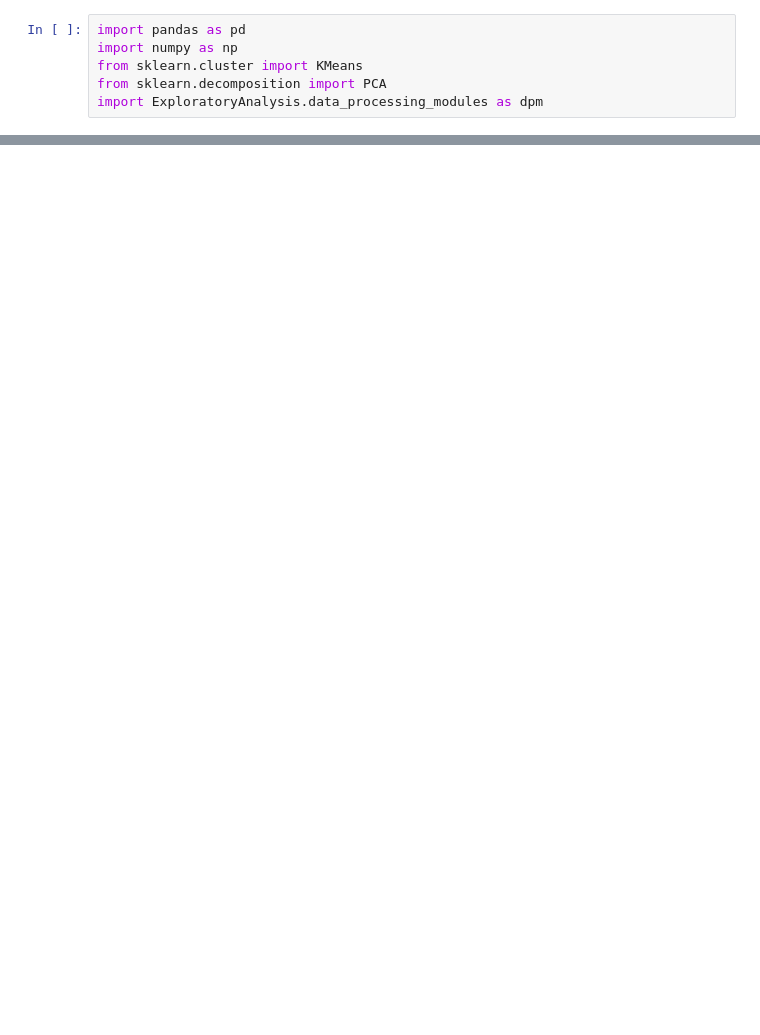
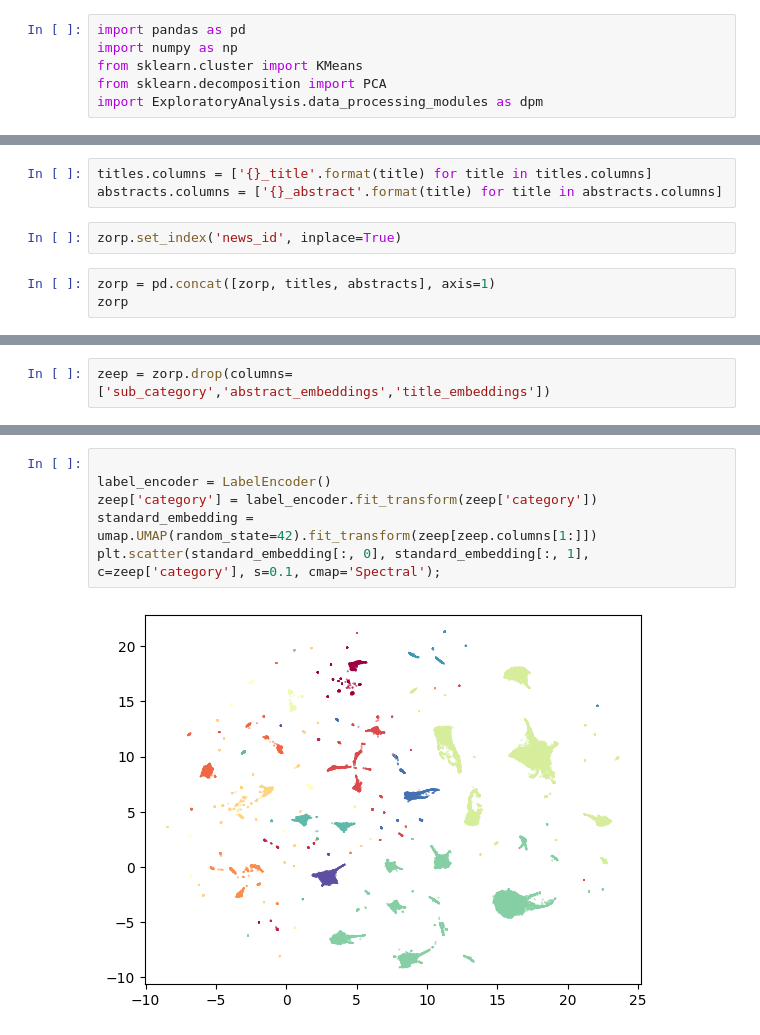
Before and after one commit to nicholas-rf/RecommenderProject, a Jupyter notebook: testing.ipynb, the cells around one changed output, grey strips where cells are left out. Drawn from its saved outputs; the diff is of its cells as text; blank space fills up the shorter version.

Commit message:
Tested Umap clustering methods
Worked on testing UMAP to apply some clustering and dimension reduction to the dataset. Created successful visualizations however need to do more work to figure it out.

```diff
--- a/testing.ipynb
+++ b/testing.ipynb
@@ -33,0 +160,8 @@ del abstract_embeddings, title_embeddings
+# %%
+titles.columns = ['{}_title'.format(title) for title in titles.columns]
+abstracts.columns = ['{}_abstract'.format(title) for title in abstracts.columns]
+# %%
+zorp.set_index('news_id', inplace=True)
+# %%
+zorp = pd.concat([zorp, titles, abstracts], axis=1)
+zorp
@@ -33,0 +183,2 @@ del abstract_embeddings, title_embeddings
+# %%
+zeep = zorp.drop(columns=['sub_category','abstract_embeddings','title_embeddings'])
@@ -33,0 +218,8 @@ del abstract_embeddings, title_embeddings
+# %%
+
+label_encoder = LabelEncoder()
+zeep['category'] = label_encoder.fit_transform(zeep['category'])
+standard_embedding = umap.UMAP(random_state=42).fit_transform(zeep[zeep.columns[1:]])
+plt.scatter(standard_embedding[:, 0], standard_embedding[:, 1], c=zeep['category'], s=0.1, cmap='Spectral');
+# %% [output]
+[figure, added]
```
Also changed, not shown: parts of 27 cells of this notebook.
